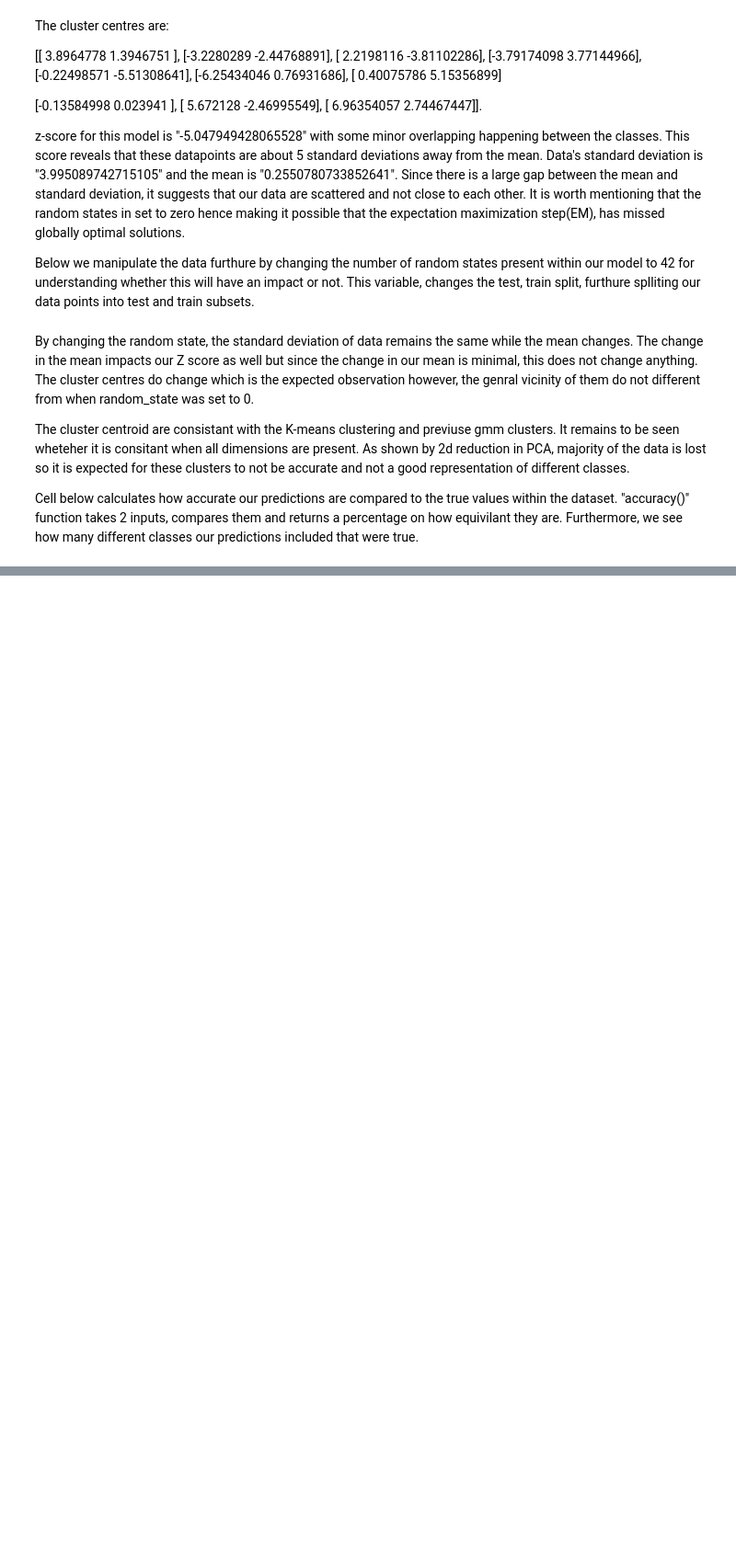
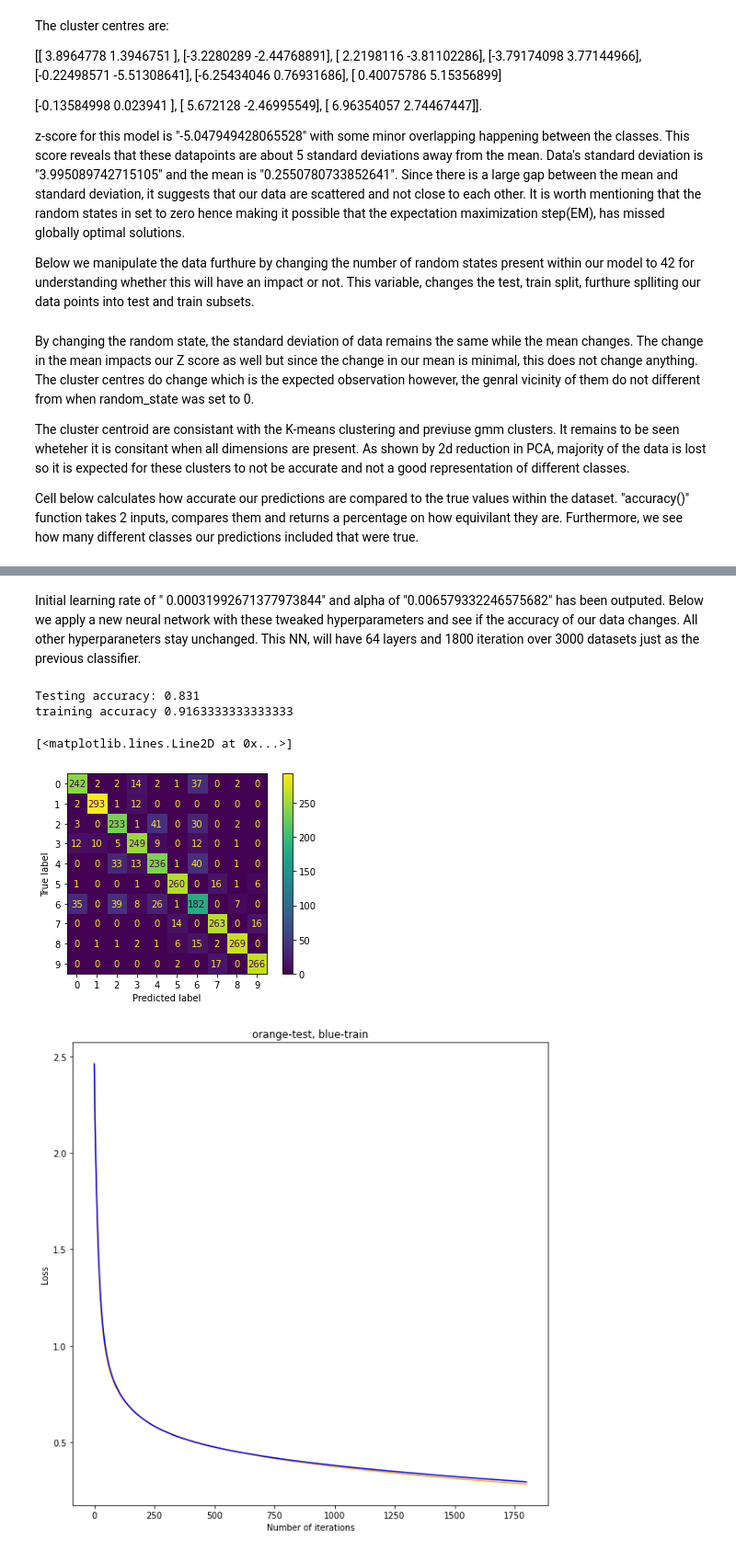
Before and after one commit to RadShiadeh/MLCW, a Jupyter notebook: cw.ipynb, the cells around one changed output, grey strips where cells are left out. Shown at 92% size. Cells and saved outputs as stored; diff of their text form; code cells hidden in the pictures; blank space fills up the shorter version.

Commit message:
Hyperparams done...move on to decision boundaries

```diff
--- a/cw.ipynb
+++ b/cw.ipynb
@@ -249,0 +266,10 @@ print('Testing accuracy: ', (logreg.score(x_test_standard[:3000], test_y_labels[
+# %%
+fig, ax = plt.subplots(figsize=(10,10))
+ax.plot(train.loss_curve_, c='orange')
+ax.set_title('orange-train, blue-test')
+ax.set_xlabel('Number of iterations')
+ax.set_ylabel('Loss')
+
+test = mlp.fit(x_test_nn, test_y_nn)
+
+ax.plot(test.loss_curve_, c='blue')
@@ -250,22 +287,42 @@ print('Testing accuracy: ', (logreg.score(x_test_standard[:3000], test_y_labels[
+# %%
+learning_rates_init = np.logspace(-4, -2, 100)
+alphas = np.logspace(-3, -0, 100)
+
+hype_param = {'learning_rate_init':learning_rates_init, 'alpha':alphas}
+
+clf = RandomizedSearchCV(mlp, hype_param, cv=3, n_iter=10, verbose=2, scoring='accuracy', )
+
+clf.fit(x_train_nn, train_y_nn)
+clf.best_params_
+# %% [markdown]
+Initial learning rate of " 0.00031992671377973844" and alpha of "0.006579332246575682" has been outputed. Below we apply a new neural network with these tweaked hyperparameters and see if the accuracy of our data changes. All other hyperparaneters stay unchanged. This NN, will have 64 layers and 1800 iteration over 3000 datasets just as the previous classifier.
 # %%
-mlp = MLPClassifier(hidden_layer_sizes=(64),
+nn = MLPClassifier(hidden_layer_sizes=(64),
                     activation='relu',
                     solver='sgd',
-                    alpha=0,
-                    learning_rate_init=1e-3,
-                    max_iter=2000,
+                    alpha=0.006579332246575682,
+                    learning_rate_init=0.00031992671377973844,
+                    max_iter=1800,
                     n_iter_no_change=25,
                     random_state=1)
 
-train = mlp.fit(x_train_standard[:3000], train_y_labels[:3000])
+train = nn.fit(x_train_nn, train_y_nn)
+
+print('Testing accuracy:', nn.score(x_test_nn, test_y_nn))
+print('training accuracy', nn.score(x_train_nn, train_y_nn))
+
+plot_confusion_matrix(nn, x_test_nn, test_y_nn)
 
 fig, ax = plt.subplots(figsize=(10,10))
 ax.plot(train.loss_curve_, c='orange')
-ax.set_title('orange-train')
+ax.set_title('orange-test, blue-train')
 ax.set_xlabel('Number of iterations')
 ax.set_ylabel('Loss')
-
-test = mlp.fit(x_test_standard[:3000], test_y_labels[:3000])
-
+test = nn.fit(x_test_nn, test_y_nn)
 ax.plot(test.loss_curve_, c='blue')
-ax.set_title('blue-test')
+# %% [output]
+Testing accuracy: 0.831
+training accuracy 0.9163333333333333
+[<matplotlib.lines.Line2D at 0x...>]
+[figure, added]
+[figure, added]
```
Also changed, not shown: parts of 17 cells of this notebook.
